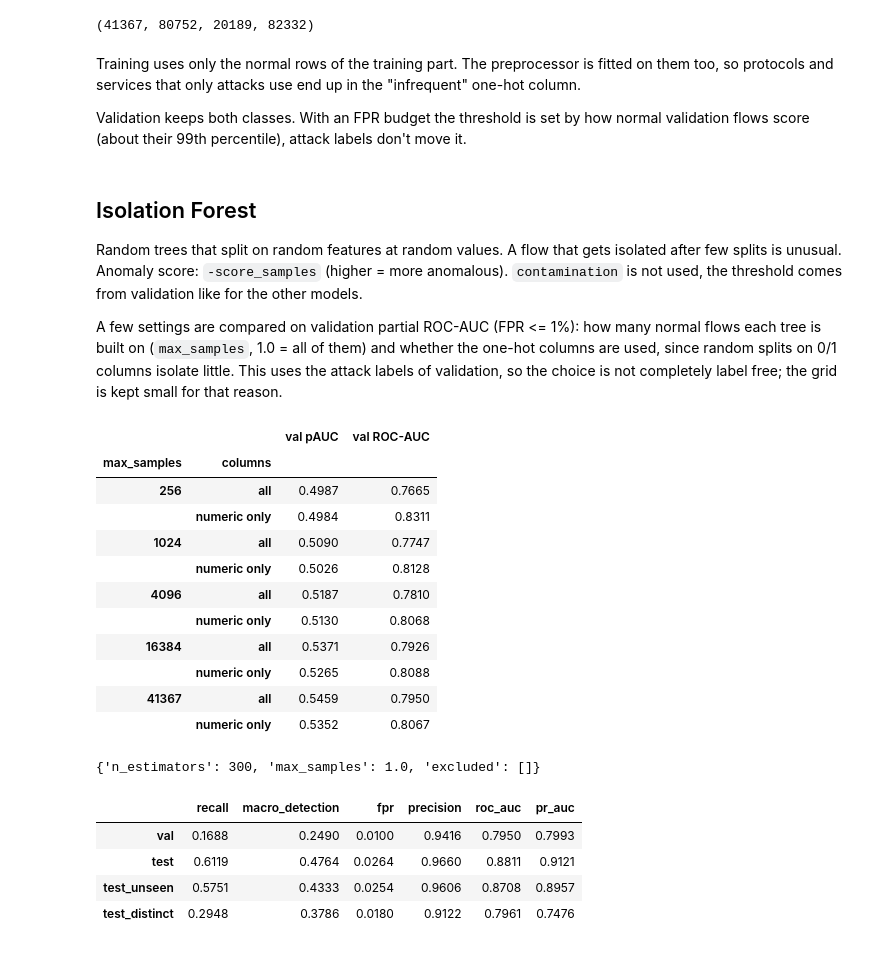
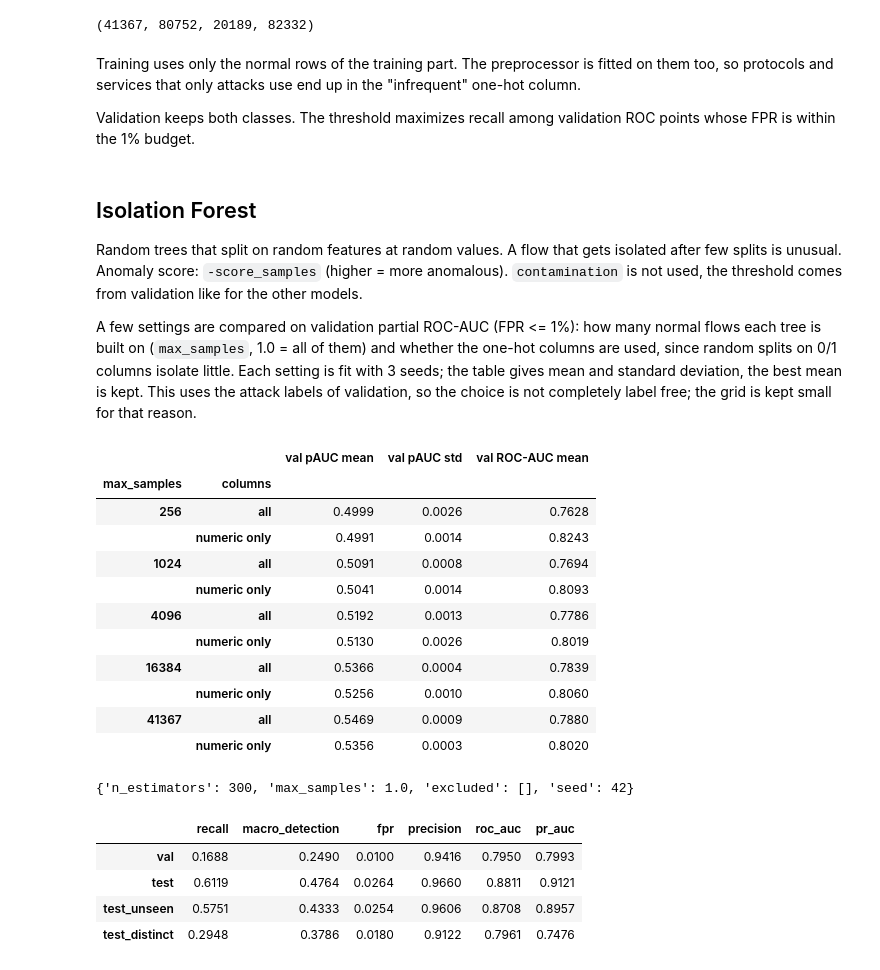
Before and after one commit to ZiGabiZi/Anomaly-detection-in-Network-traffic-using-ML, a Jupyter notebook: notebooks/03_anomaly.ipynb, the cells around one changed output. Saved outputs shown, nothing was run; the diff lists cells and outputs as text; code cells hidden in the pictures.

```diff
--- a/notebooks/03_anomaly.ipynb
+++ b/notebooks/03_anomaly.ipynb
@@ -46,57 +47,63 @@ len(X_normal), len(X_tr), len(X_val), len(X_test)
 # %% [markdown]
 Training uses only the normal rows of the training part. The preprocessor is fitted on them too, so protocols and services that only attacks use end up in the "infrequent" one-hot column.
 
-Validation keeps both classes. With an FPR budget the threshold is set by how normal validation flows score (about their 99th percentile), attack labels don't move it.
+Validation keeps both classes. The threshold maximizes recall among validation ROC points whose FPR is within the 1% budget.
 # %% [markdown]
 ## Isolation Forest
 
 Random trees that split on random features at random values. A flow that gets isolated after few splits is unusual. Anomaly score: `-score_samples` (higher = more anomalous). `contamination` is not used, the threshold comes from validation like for the other models.
 
-A few settings are compared on validation partial ROC-AUC (FPR <= 1%): how many normal flows each tree is built on (`max_samples`, 1.0 = all of them) and whether the one-hot columns are used, since random splits on 0/1 columns isolate little. This uses the attack labels of validation, so the choice is not completely label free; the grid is kept small for that reason.
+A few settings are compared on validation partial ROC-AUC (FPR <= 1%): how many normal flows each tree is built on (`max_samples`, 1.0 = all of them) and whether the one-hot columns are used, since random splits on 0/1 columns isolate little. Each setting is fit with 3 seeds; the table gives mean and standard deviation, the best mean is kept. This uses the attack labels of validation, so the choice is not completely label free; the grid is kept small for that reason.
 # %%
 def anomaly_scores(model, X):
     return -model.score_samples(X)
 
 
 columns = {"all": None, "numeric only": CATEGORICAL}
 
 iforest = {}
 for max_samples in [256, 1024, 4096, 16384, 1.0]:
     for cols, exclude in columns.items():
-        model = make_pipeline(
-            build_preprocessor(exclude=exclude),
-            IsolationForest(n_estimators=300, max_samples=max_samples, random_state=42, n_jobs=-1),
-        ).fit(X_normal)
-        s_val = anomaly_scores(model, X_val)
+        runs = []
+        for seed in SEEDS:
+            if_model = make_pipeline(
+                build_preprocessor(exclude=exclude),
+                IsolationForest(n_estimators=300, max_samples=max_samples, random_state=seed, n_jobs=-1),
+            ).fit(X_normal)
+            scores = anomaly_scores(if_model, X_val)
+            runs.append({"model": if_model, "pauc": roc_auc_score(y_val, scores, max_fpr=MAX_FPR),
+                         "roc_auc": roc_auc_score(y_val, scores)})
         iforest[(len(X_normal) if max_samples == 1.0 else max_samples, cols)] = {
-            "model": model,
-            "params": {"n_estimators": 300, "max_samples": max_samples, "excluded": exclude or []},
-            "val_pauc": roc_auc_score(y_val, s_val, max_fpr=MAX_FPR),
-            "val_roc_auc": roc_auc_score(y_val, s_val),
+            "model": runs[0]["model"],
+            "params": {"n_estimators": 300, "max_samples": max_samples, "excluded": exclude or [], "seed": SEEDS[0]},
+            "pauc": [r["pauc"] for r in runs],
+            "roc_auc": [r["roc_auc"] for r in runs],
         }
 
-pd.DataFrame(
-    {k: {"val pAUC": v["val_pauc"], "val ROC-AUC": v["val_roc_auc"]} for k, v in iforest.items()}
-).T.rename_axis(["max_samples", "columns"]).round(4)
+pd.DataFrame({
+    k: {"val pAUC mean": np.mean(v["pauc"]), "val pAUC std": np.std(v["pauc"], ddof=1),
+        "val ROC-AUC mean": np.mean(v["roc_auc"])}
+    for k, v in iforest.items()
+}).T.rename_axis(["max_samples", "columns"]).round(4)
 # %% [output]
-|  |  | val pAUC | val ROC-AUC |
-| max_samples | columns |  |  |
-| 256 | all | 0.4987 | 0.7665 |
-|  | numeric only | 0.4984 | 0.8311 |
-| 1024 | all | 0.5090 | 0.7747 |
-|  | numeric only | 0.5026 | 0.8128 |
-| 4096 | all | 0.5187 | 0.7810 |
-|  | numeric only | 0.5130 | 0.8068 |
-| 16384 | all | 0.5371 | 0.7926 |
-|  | numeric only | 0.5265 | 0.8088 |
-| 41367 | all | 0.5459 | 0.7950 |
-|  | numeric only | 0.5352 | 0.8067 |
+|  |  | val pAUC mean | val pAUC std | val ROC-AUC mean |
+| max_samples | columns |  |  |  |
+| 256 | all | 0.4999 | 0.0026 | 0.7628 |
+|  | numeric only | 0.4991 | 0.0014 | 0.8243 |
+| 1024 | all | 0.5091 | 0.0008 | 0.7694 |
+|  | numeric only | 0.5041 | 0.0014 | 0.8093 |
+| 4096 | all | 0.5192 | 0.0013 | 0.7786 |
+|  | numeric only | 0.5130 | 0.0026 | 0.8019 |
+| 16384 | all | 0.5366 | 0.0004 | 0.7839 |
+|  | numeric only | 0.5256 | 0.0010 | 0.8060 |
+| 41367 | all | 0.5469 | 0.0009 | 0.7880 |
+|  | numeric only | 0.5356 | 0.0003 | 0.8020 |
 # %%
-best = max(iforest.values(), key=lambda v: v["val_pauc"])
+best = max(iforest.values(), key=lambda v: np.mean(v["pauc"]))
 model = best["model"]
 best["params"]
 # %% [output]
-{'n_estimators': 300, 'max_samples': 1.0, 'excluded': []}
+{'n_estimators': 300, 'max_samples': 1.0, 'excluded': [], 'seed': 42}
 # %%
 s_val = anomaly_scores(model, X_val)
 s_test = anomaly_scores(model, X_test)
```
Also changed, not shown: parts of 12 cells of this notebook, 10 other files.
